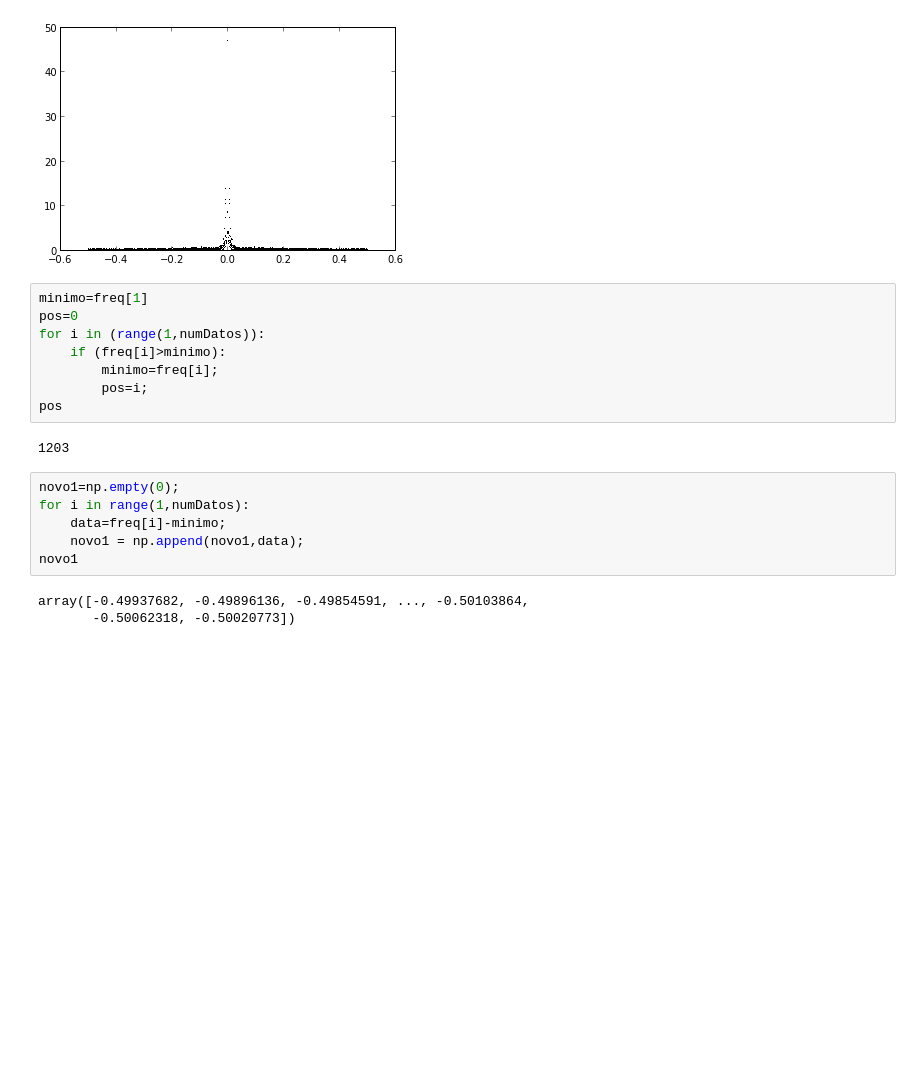
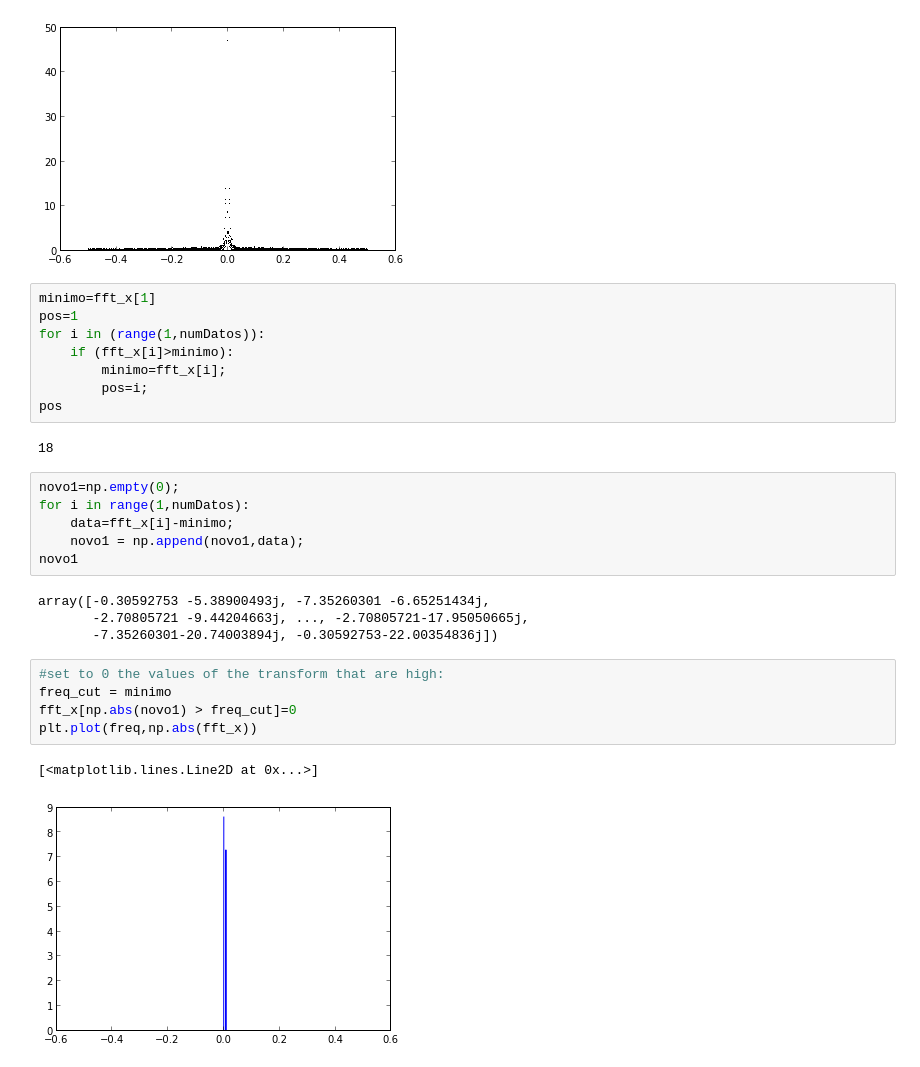
Before and after one commit to Nicolucas/GitFolder, a Jupyter notebook: Computational PhysicsHW/Tarea5/ManchasSolares.ipynb, the cells around one changed output. Saved outputs shown, nothing was run; the diff lists cells and outputs as text; blank space fills up the shorter version.

```diff
--- a/Computational PhysicsHW/Tarea5/ManchasSolares.ipynb
+++ b/Computational PhysicsHW/Tarea5/ManchasSolares.ipynb
@@ -65,21 +65,30 @@ plt.plot(freq,np.abs(fft_x),'k,')
 [<matplotlib.lines.Line2D at 0x...>]
 [figure]
 # %%
-minimo=freq[1]
-pos=0
+minimo=fft_x[1]
+pos=1
 for i in (range(1,numDatos)):
-    if (freq[i]>minimo):
-        minimo=freq[i];
+    if (fft_x[i]>minimo):
+        minimo=fft_x[i];
         pos=i;
 pos
 # %% [output]
-1203
+18
 # %%
 novo1=np.empty(0);
 for i in range(1,numDatos):
-    data=freq[i]-minimo;
+    data=fft_x[i]-minimo;
     novo1 = np.append(novo1,data);
 novo1
 # %% [output]
-array([-0.49937682, -0.49896136, -0.49854591, ..., -0.50103864,
-       -0.50062318, -0.50020773])
+array([-0.30592753 -5.38900493j, -7.35260301 -6.65251434j,
+       -2.70805721 -9.44204663j, ..., -2.70805721-17.95050665j,
+       -7.35260301-20.74003894j, -0.30592753-22.00354836j])
+# %%
+#set to 0 the values of the transform that are high:
+freq_cut = minimo
+fft_x[np.abs(novo1) > freq_cut]=0
+plt.plot(freq,np.abs(fft_x))
+# %% [output]
+[<matplotlib.lines.Line2D at 0x...>]
+[figure, added]
```
Also changed, not shown: parts of 1 cell of this notebook.
